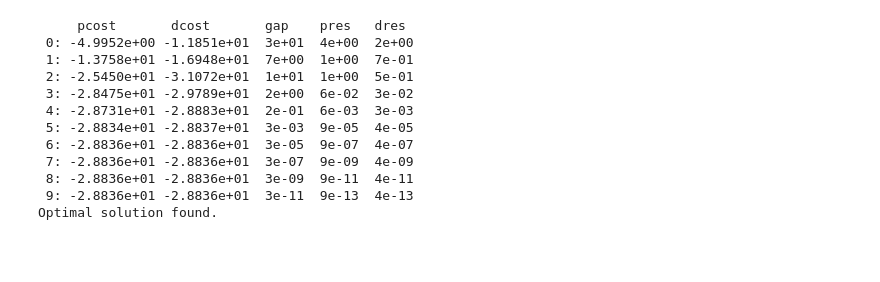
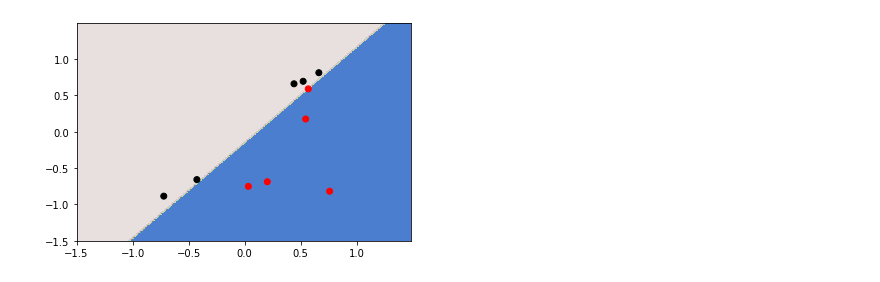
Before and after one commit to chrismachado/ML-IFCE2020.1, a Jupyter notebook: rp-ex7-svm-answer.ipynb, the cells around one changed output. Cells and saved outputs as stored; diff of their text form; code cells hidden in the pictures; blank space fills up the shorter version.

Commit message:
add: svm solver update

```diff
--- a/rp-ex7-svm-answer.ipynb
+++ b/rp-ex7-svm-answer.ipynb
@@ -62,16 +0,0 @@ cvxopt_solvers.options['feastol'] = 1e-10
-# %%
-sol = cvxopt_solvers.qp(P, q, G, h, A, b)
-alphas = np.array(sol['x'])
-# %% [output]
-     pcost       dcost       gap    pres   dres
- 0: -4.9952e+00 -1.1851e+01  3e+01  4e+00  2e+00
- 1: -1.3758e+01 -1.6948e+01  7e+00  1e+00  7e-01
- 2: -2.5450e+01 -3.1072e+01  1e+01  1e+00  5e-01
- 3: -2.8475e+01 -2.9789e+01  2e+00  6e-02  3e-02
- 4: -2.8731e+01 -2.8883e+01  2e-01  6e-03  3e-03
- 5: -2.8834e+01 -2.8837e+01  3e-03  9e-05  4e-05
- 6: -2.8836e+01 -2.8836e+01  3e-05  9e-07  4e-07
- 7: -2.8836e+01 -2.8836e+01  3e-07  9e-09  4e-09
- 8: -2.8836e+01 -2.8836e+01  3e-09  9e-11  4e-11
- 9: -2.8836e+01 -2.8836e+01  3e-11  9e-13  4e-13
-Optimal solution found.
@@ -81,0 +8,11 @@ b = y[S] - np.dot(x_train[S], w)
+# %%
+targets = 2 * torch.rand(2, 2) - 1
+# %%
+svm = SVM()
+perceptron = Perceptron()
+# %%
+x_train, x_test, y_train, y_test = svm.run(10, targets)
+x_train = x_train.numpy().astype(np.double)
+y_train = y_train.numpy().astype(np.double)
+# %% [output]
+[figure, added]
```
Also changed, not shown: parts of 19 cells of this notebook, 1 other file.
